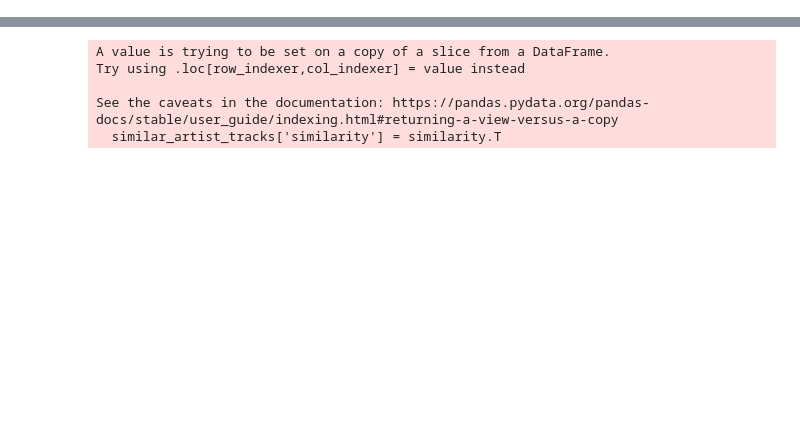
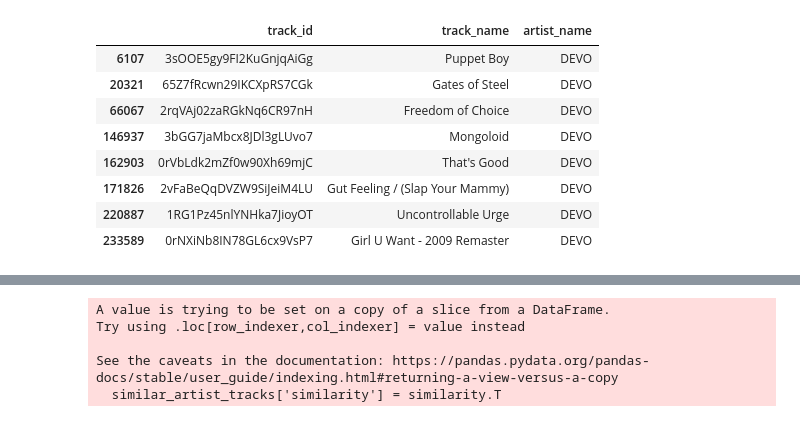
Before and after one commit to rollingstorms/Sound-Content-Music-Recommendation-System, a Jupyter notebook: Exploration and Spotipy.ipynb, the cells around one changed output, grey strips where cells are left out. Saved outputs shown, nothing was run; the diff lists cells and outputs as text; code cells hidden in the pictures; blank space fills up the shorter version.

```diff
--- a/Exploration and Spotipy.ipynb
+++ b/Exploration and Spotipy.ipynb
@@ -44,0 +19,12 @@ latent_space.get_similar_tracks_by_index(180767)
+# %%
+latent_space.get_index_by_artist_name('DEVO')
+# %% [output]
+|  | track_id | track_name | artist_name |
+| 6107 | 3sOOE5gy9FI2KuGnjqAiGg | Puppet Boy | DEVO |
+| 20321 | 65Z7fRcwn29IKCXpRS7CGk | Gates of Steel | DEVO |
+| 66067 | 2rqVAj02zaRGkNq6CR97nH | Freedom of Choice | DEVO |
+| 146937 | 3bGG7jaMbcx8JDl3gLUvo7 | Mongoloid | DEVO |
+| 162903 | 0rVbLdk2mZf0w90Xh69mjC | That's Good | DEVO |
+| 171826 | 2vFaBeQqDVZW9SiJeiM4LU | Gut Feeling / (Slap Your Mammy) | DEVO |
+| 220887 | 1RG1Pz45nlYNHka7JioyOT | Uncontrollable Urge | DEVO |
+| 233589 | 0rNXiNb8IN78GL6cx9VsP7 | Girl U Want - 2009 Remaster | DEVO |
```
Also changed, not shown: parts of 8 cells of this notebook, 8 other files.
